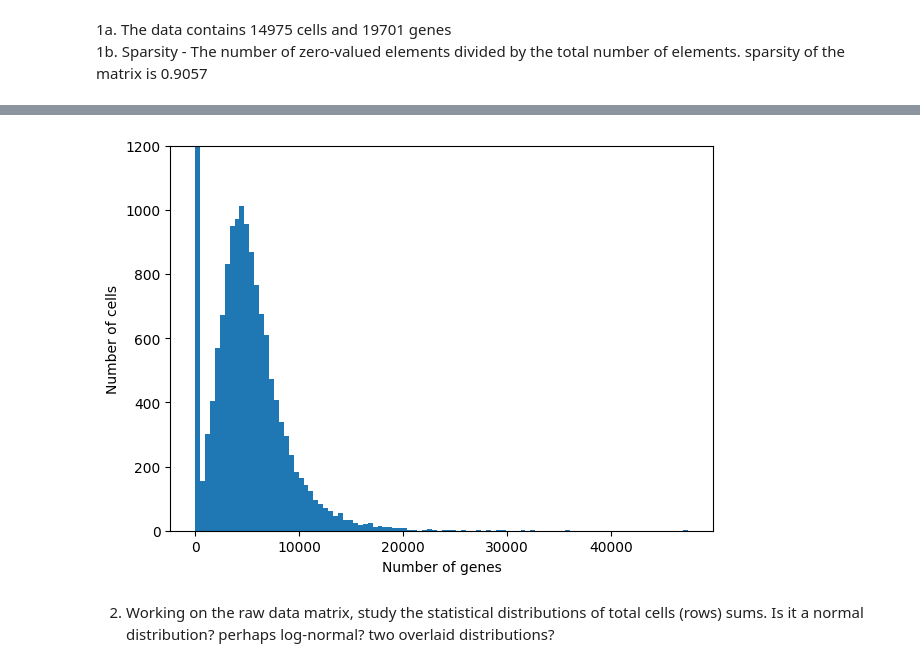
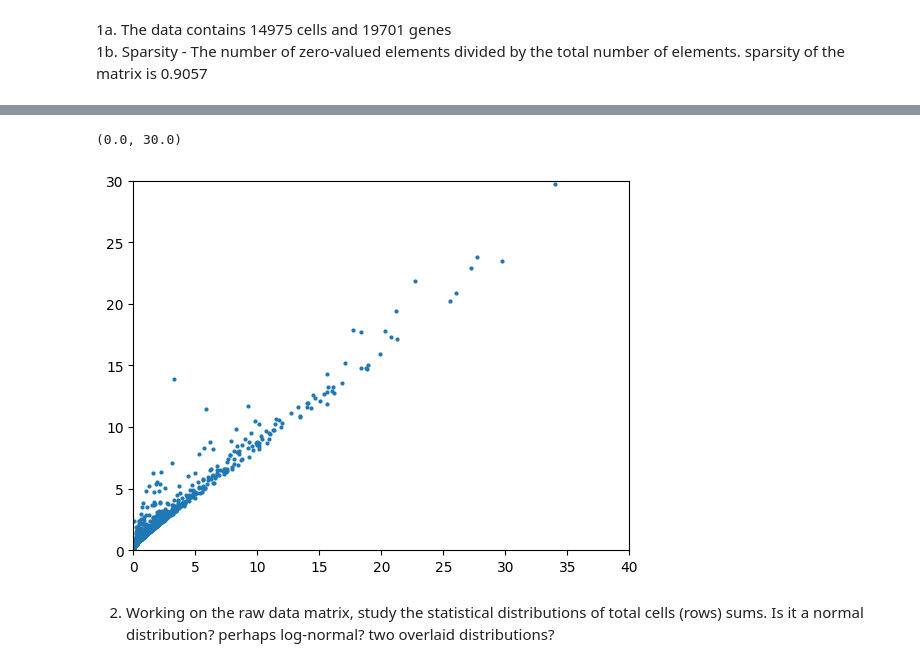
Before and after one commit to Mooguy/AIhub, a Jupyter notebook: ex-scrna/exerciseA.ipynb, the cells around one changed output, grey strips where cells are left out. Drawn from its saved outputs; the diff is of its cells as text; code cells hidden in the pictures.

```diff
--- a/ex-scrna/exerciseA.ipynb
+++ b/ex-scrna/exerciseA.ipynb
@@ -145,10 +88,0 @@ matrix([[2487.],
-# %%
-plt.figure(figsize=(7, 5))
-genes_hist = plt.hist(total_genes, bins=100)
-plt.xlabel('Number of genes')
-plt.ylabel('Number of cells')
-plt.ylim(0,1200)
-
-plt.show()
-# %% [output]
-[figure, removed]
@@ -155,3 +93,10 @@ plt.show()
+# %%
+plt.scatter(adata.X.toarray().mean(axis=0),adata.X.toarray().std(axis=0), s=4)
+plt.xlim(0, 40)
+plt.ylim(0, 30)
+# %% [output]
+(0.0, 30.0)
+[figure, added]
 # %% [markdown]
 2.	Working on the raw data matrix, study the statistical distributions of total cells (rows) sums.
     Is it a normal distribution? perhaps log-normal? two overlaid distributions?<br>
```
Also changed, not shown: parts of 31 cells of this notebook.
